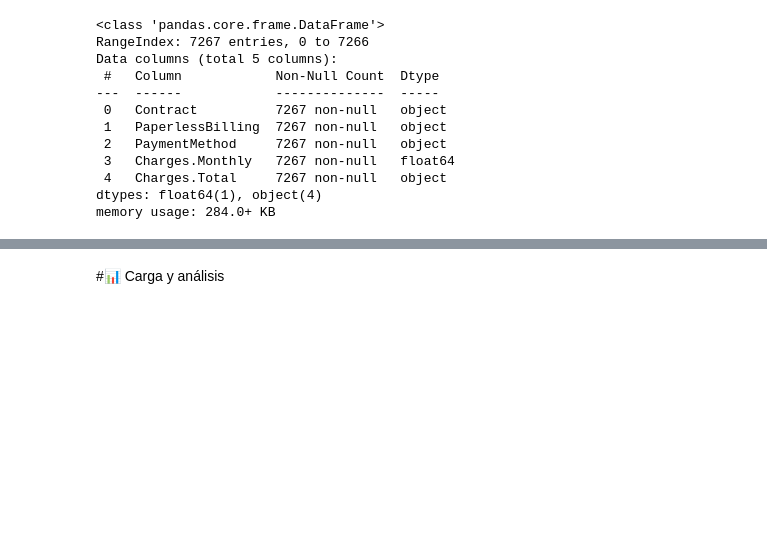
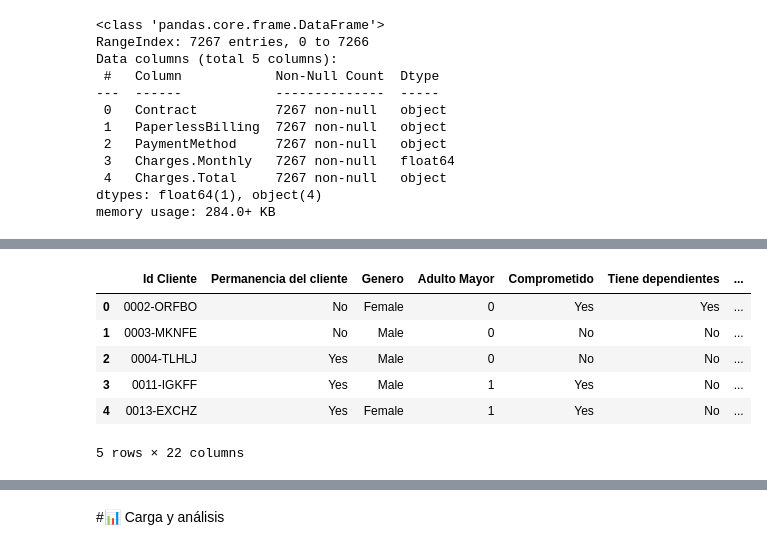
Before and after one commit to Luis-Rivadeneyra-94/TelecomX, a Jupyter notebook: TelecomX_LATAM.ipynb, the cells around one changed output, grey strips where cells are left out. Saved outputs shown, nothing was run; the diff lists cells and outputs as text; code cells hidden in the pictures; blank space fills up the shorter version.

```diff
--- a/TelecomX_LATAM.ipynb
+++ b/TelecomX_LATAM.ipynb
@@ -120,0 +238,11 @@ for x in customer.columns:
+# %%
+df_total.columns=["Id Cliente","Permanencia del cliente","Genero","Adulto Mayor","Comprometido","Tiene dependientes","Meses de contrato","Serv. Telefonico","Más de una linea","Serv. Internet","Serv. Seguridad","Serv. Respaldo","Serv. Proteccipon","Serv. Soport tecnico menor tiempo","Serv. Televisión","Serv. Streaming","Tiempo de contacto","Factura en linea","Forma de pago","Total por mes","Total por cliente","Cuentas Diarias"]
+df_total.head()
+# %% [output]
+|  | Id Cliente | Permanencia del cliente | Genero | Adulto Mayor | Comprometido | Tiene dependientes | ... |
+| 0 | 0002-ORFBO | No | Female | 0 | Yes | Yes | ... |
+| 1 | 0003-MKNFE | No | Male | 0 | No | No | ... |
+| 2 | 0004-TLHLJ | Yes | Male | 0 | No | No | ... |
+| 3 | 0011-IGKFF | Yes | Male | 1 | Yes | No | ... |
+| 4 | 0013-EXCHZ | Yes | Female | 1 | Yes | No | ... |
+5 rows × 22 columns
```
Also changed, not shown: parts of 22 cells of this notebook.
